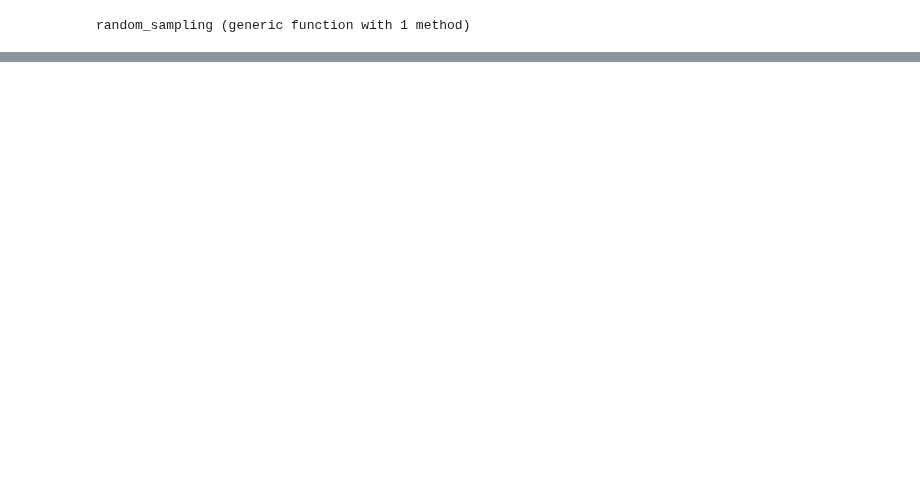
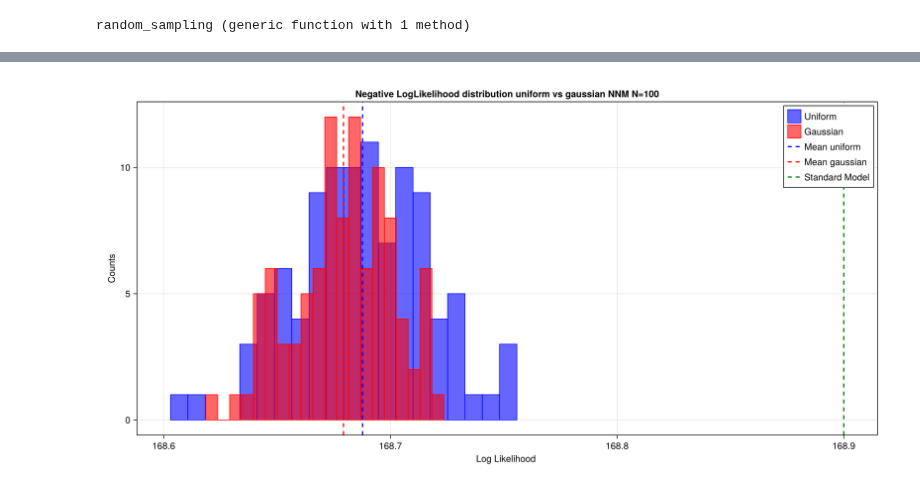
Before and after one commit to philippeller/Newtrinos.jl, a Jupyter notebook: notebooks/new_method.ipynb, the cells around one changed output, grey strips where cells are left out. Saved outputs shown, nothing was run; the diff lists cells and outputs as text; code cells hidden in the pictures; blank space fills up the shorter version.

```diff
--- a/notebooks/new_method.ipynb
+++ b/notebooks/new_method.ipynb
@@ -218,0 +255,31 @@ CairoMakie.Screen{IMAGE}
+# %%
+fig = Figure(size = (1200, 600))
+ax = Axis(fig[1, 1],
+    xlabel = "Log Likelihood ",
+    ylabel = "Counts",
+    title = "Negative LogLikelihood distribution uniform vs gaussian NNM N=100")
+
+hist!(ax, trial[1], bins = 20, color = (:blue, 0.6), strokewidth = 1, strokecolor = :blue, label = "Uniform")
+hist!(ax, trial[2], bins = 20, color = (:red, 0.6), strokewidth = 1, strokecolor = :red, label = "Gaussian")
+
+
+
+vlines!(ax, [mean_un], color = :blue, linestyle = :dash, linewidth = 2, label = "Mean uniform")
+vlines!(ax, [mean_norm], color = :red, linestyle = :dash, linewidth = 2, label = "Mean gaussian")
+vlines!(ax, likelihood_SM, color = :green, linestyle = :dash, linewidth = 2, label = "Standard Model")
+
+# Add legend
+axislegend(ax, position = :rt)
+
+# Add grid
+ax.xgridvisible = true
+ax.ygridvisible = true
+ax.xgridcolor = (:black, 0.1)
+ax.ygridcolor = (:black, 0.1)
+
+# Show the plot
+display(fig)
+
+save("/home/sofialon/Newtrinos.jl/aug_plots/Newmethod/dayabay_nll_NNM_N100_m0=0.png", fig)
+# %% [output]
+[figure, added]
```
Also changed, not shown: parts of 12 cells of this notebook, 42 other files.
